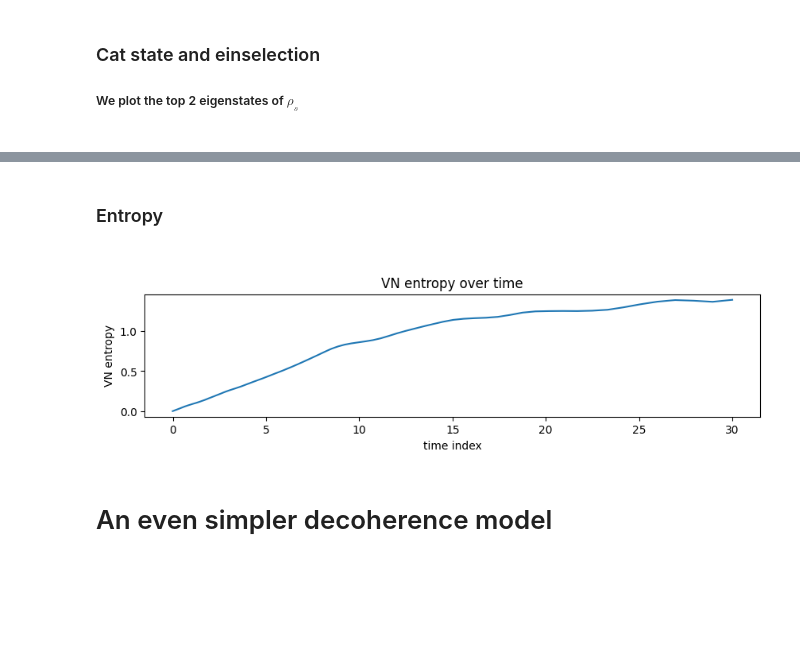
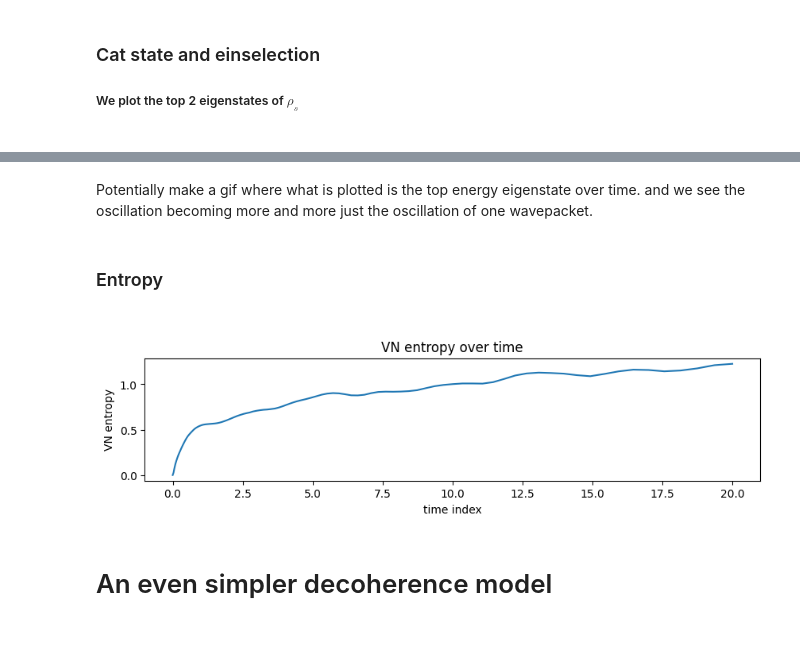
Before and after one commit to MarinAndreGirard/ACL, a Jupyter notebook: Working/The_ACL_model.ipynb, the cells around one changed output, grey strips where cells are left out. Cells and saved outputs as stored; diff of their text form; code cells hidden in the pictures; blank space fills up the shorter version.

```diff
--- a/Working/The_ACL_model.ipynb
+++ b/Working/The_ACL_model.ipynb
@@ -137,17 +170,20 @@ display_gif(path)
+# %% [markdown]
+Potentially make a gif where what is plotted is the top energy eigenstate over time. and we see the oscillation becoming more and more just the oscillation of one wavepacket.
 # %% [markdown]
 <h3>Entropy<h3>
 # %%
 file_name = "coherent_state_notebook"
+file_name="coherent_state_superposition"
 
 d1, d2, E_s, E_s2, E_int_s, E_int_e, E_int_s2, E_int_e2, E_e, E_e2, envi, tmax, ind_nb, log = load_param(file_name)
 info = load_param(file_name)
 H_list=load_H_list(file_name)
 result=load_result(file_name)
 tlist=load_tlist(file_name)
 
 plot_VN(result,tlist)
 # %% [output]
-[figure, old version]
+[figure, new version]
 # %% [markdown]
 <h1>An even simpler decoherence model<h1>
 # %% [markdown]
```
Also changed, not shown: parts of 2 cells of this notebook, 4 other files.
